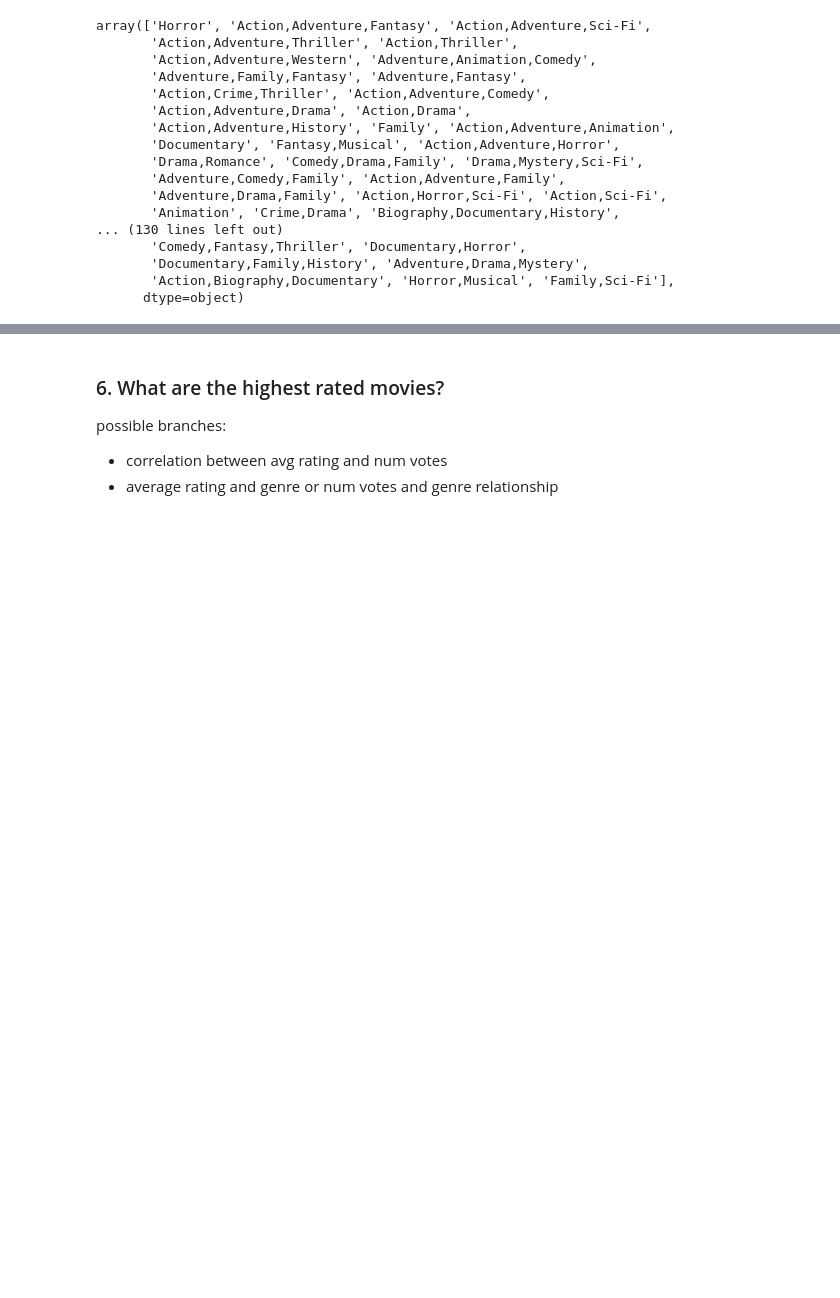
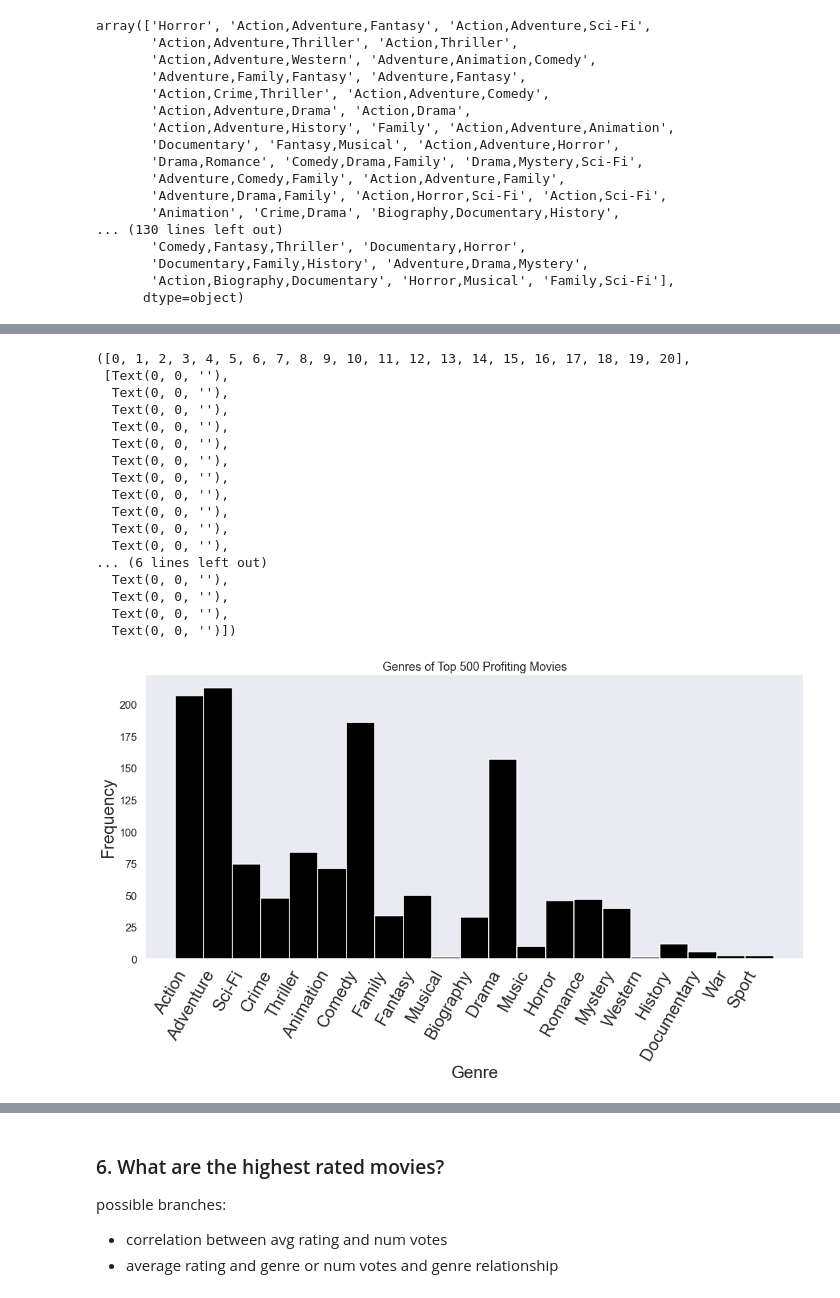
Before and after one commit to hoganbyun/Movie_analysis, a Jupyter notebook: Phase 1 Project Code.ipynb, the cells around one changed output, grey strips where cells are left out. Cells and saved outputs as stored; diff of their text form; code cells hidden in the pictures; blank space fills up the shorter version.

```diff
--- a/Phase 1 Project Code.ipynb
+++ b/Phase 1 Project Code.ipynb
@@ -511,0 +561,3 @@ profit_genres_df[0:15]
+# %%
+# look at top 500
+top_profit_genre_df = sort_profit_genres_df.head(500)
@@ -511,0 +569,6 @@ profit_genres_df[0:15]
+# %%
+# IF USING top 500
+top_profit_genre_df = top_profit_genre_df.drop([147])
+# %%
+top_profit_genre_df['genres_split'] = top_profit_genre_df['genres'].map(lambda x: x.split(",") if x else x)
+top_profit_genre_df.head()
@@ -511,0 +582,10 @@ profit_genres_df[0:15]
+# %%
+# make dictionary with all genres and counts
+genre_dict = {}
+for genre_list in top_profit_genre_df['genres_split']:
+    for genre in genre_list:
+        if genre in genre_dict.keys():
+            genre_dict[genre] += 1
+        else:
+            genre_dict[genre] = 0
+genre_dict
@@ -511,0 +610,37 @@ profit_genres_df[0:15]
+# %%
+# plot
+sns.set_style("dark")
+sns.set_context("talk")
+fig = plt.figure(figsize = (18, 8))
+plt.title('Genres of Top 500 Profiting Movies')
+#ax = sns.distplot(data = genre_dict[0:15])
+width = 1.0
+plt.bar(genre_dict.keys(), genre_dict.values(), width, color='black')
+#ax.set(xlabel = 'Average Rating', ylabel = 'Movie')
+plt.xlabel('Genre', fontsize='x-large')
+plt.ylabel('Frequency', fontsize='x-large')
+plt.xticks(
+    rotation=60,
+    fontweight='light',
+    horizontalalignment='right',
+    fontsize='x-large'
+)
+# %% [output]
+([0, 1, 2, 3, 4, 5, 6, 7, 8, 9, 10, 11, 12, 13, 14, 15, 16, 17, 18, 19, 20],
+ [Text(0, 0, ''),
+  Text(0, 0, ''),
+  Text(0, 0, ''),
+  Text(0, 0, ''),
+  Text(0, 0, ''),
+  Text(0, 0, ''),
+  Text(0, 0, ''),
+  Text(0, 0, ''),
+  Text(0, 0, ''),
+  Text(0, 0, ''),
+  Text(0, 0, ''),
+... (6 lines left out)
+  Text(0, 0, ''),
+  Text(0, 0, ''),
+  Text(0, 0, ''),
+  Text(0, 0, '')])
+[figure, added]
```
Also changed, not shown: parts of 38 cells of this notebook.
